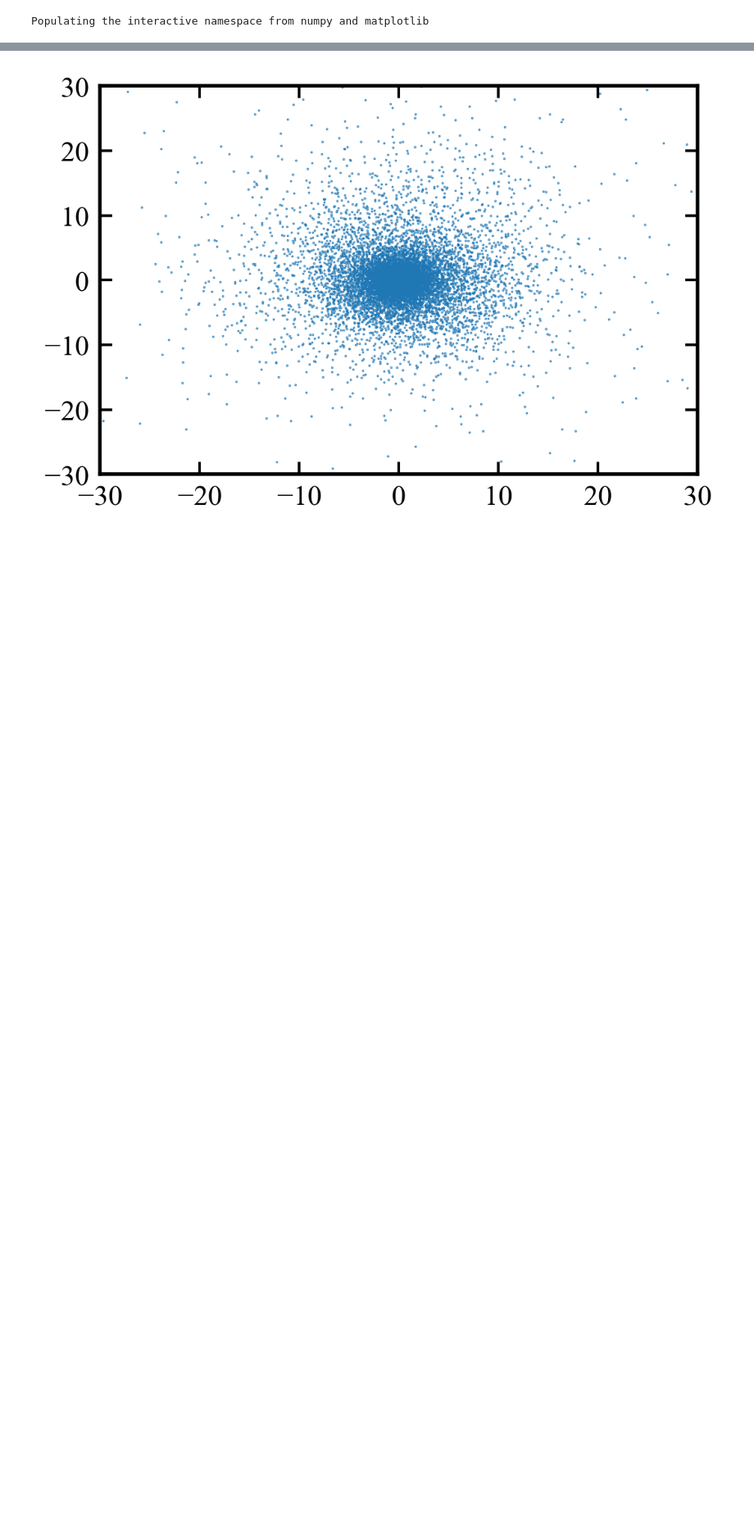
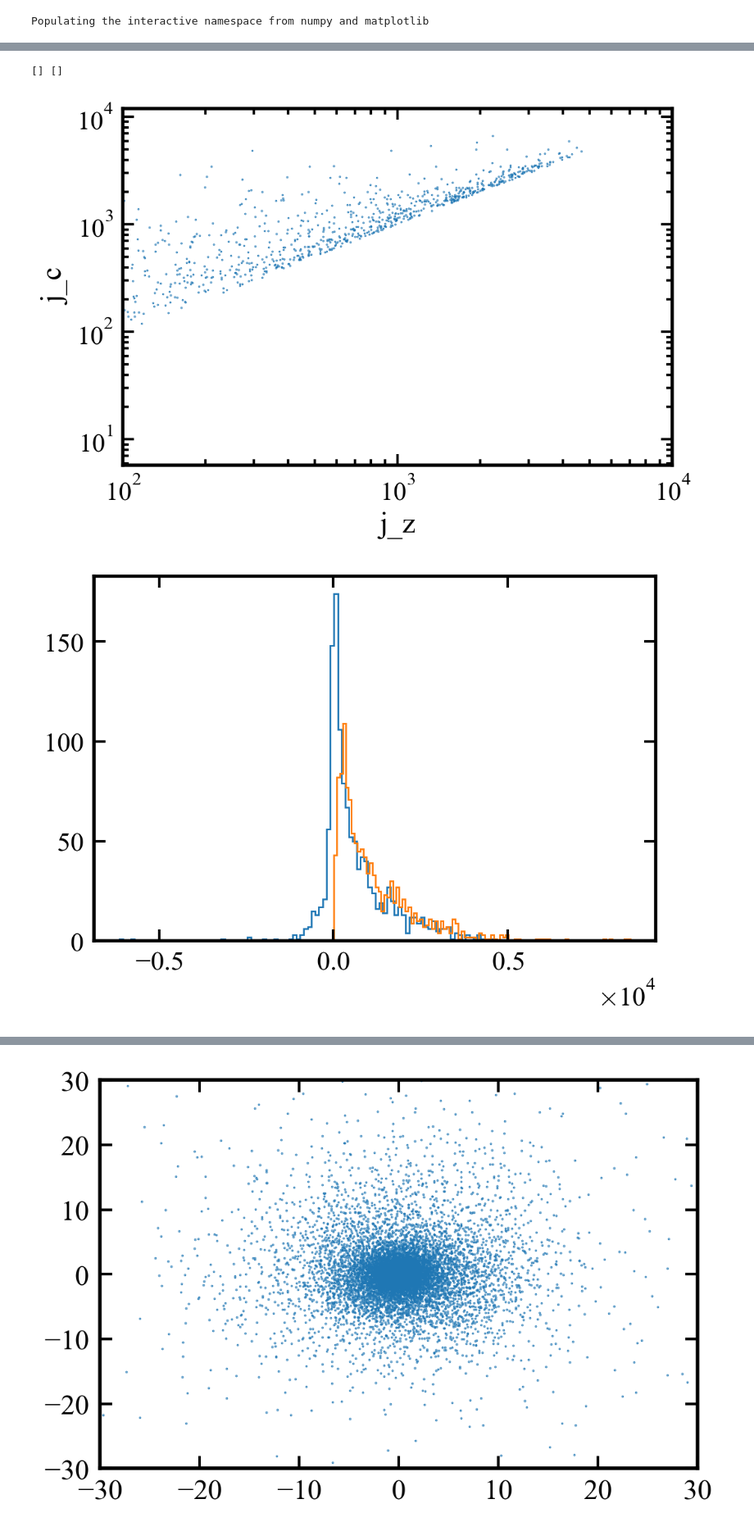
Before and after one commit to AndrewGraus/Stellar_Halo_Project, a Jupyter notebook: J_z_cut.ipynb, the cells around one changed output, grey strips where cells are left out. Shown at 82% size. Saved outputs shown, nothing was run; the diff lists cells and outputs as text; code cells hidden in the pictures; blank space fills up the shorter version.

```diff
--- a/J_z_cut.ipynb
+++ b/J_z_cut.ipynb
@@ -204,3 +206,14 @@ f_stars = f_parts['PartType4']
 star_coords = f_stars['Coordinates'][:]/h
 star_vel = f_stars['Velocities'][:]
 star_mass = f_stars['Masses'][:]*1.0e10/h
+
+f_gas = f_parts['PartType0']
+
+gas_coords = f_gas['Coordinates'][:]/h
+gas_vel = f_gas['Velocities'][:]
+gas_mass = f_gas['Masses'][:]*1.0e10/h
+
+f_dm = f_parts['PartType1']
+
+dm_coords = f_dm['Coordinates'][:]/h
+dm_mass = f_dm['Masses'][:]*1.0e10/h
@@ -461,0 +257,4 @@ plt.show()
+# %%
+#do the interpolation
+
+mass_profile_interp = interpolate.interp1d(m_prof_bins_plot,mass_profile_total_c)
@@ -511,0 +352,8 @@ plt.show()
+# %%
+coord_select = 1.0
+
+print E_i
+
+print m_prof_bins
+
+r_c = fsolve(func,coord_select)
@@ -511,0 +425,25 @@ plt.show()
+# %%
+print ang_mom_list, j_c_list
+# %% [output]
+[] []
+# %%
+j_c_list = np.array(j_c_list)
+ang_mom_list = np.array(ang_mom_list)
+
+plt.scatter(ang_mom_list[:,2],np.ndarray.flatten(j_c_list),s = 0.1)
+plt.xlabel('j_z')
+plt.ylabel('j_c')
+plt.xscale('log')
+plt.yscale('log')
+plt.xlim([100.0,1.0e4])
+plt.show()
+
+plt.hist(ang_mom_list[:,2],bins=100,histtype='step')
+plt.hist(np.ndarray.flatten(j_c_list),bins=100,histtype='step')
+#plt.xscale('log')
+#plt.yscale('log')
+#plt.xlim([100.0,1.0e4])
+plt.show()
+# %% [output]
+[figure, added]
+[figure, added]
```
Also changed, not shown: parts of 28 cells of this notebook.
